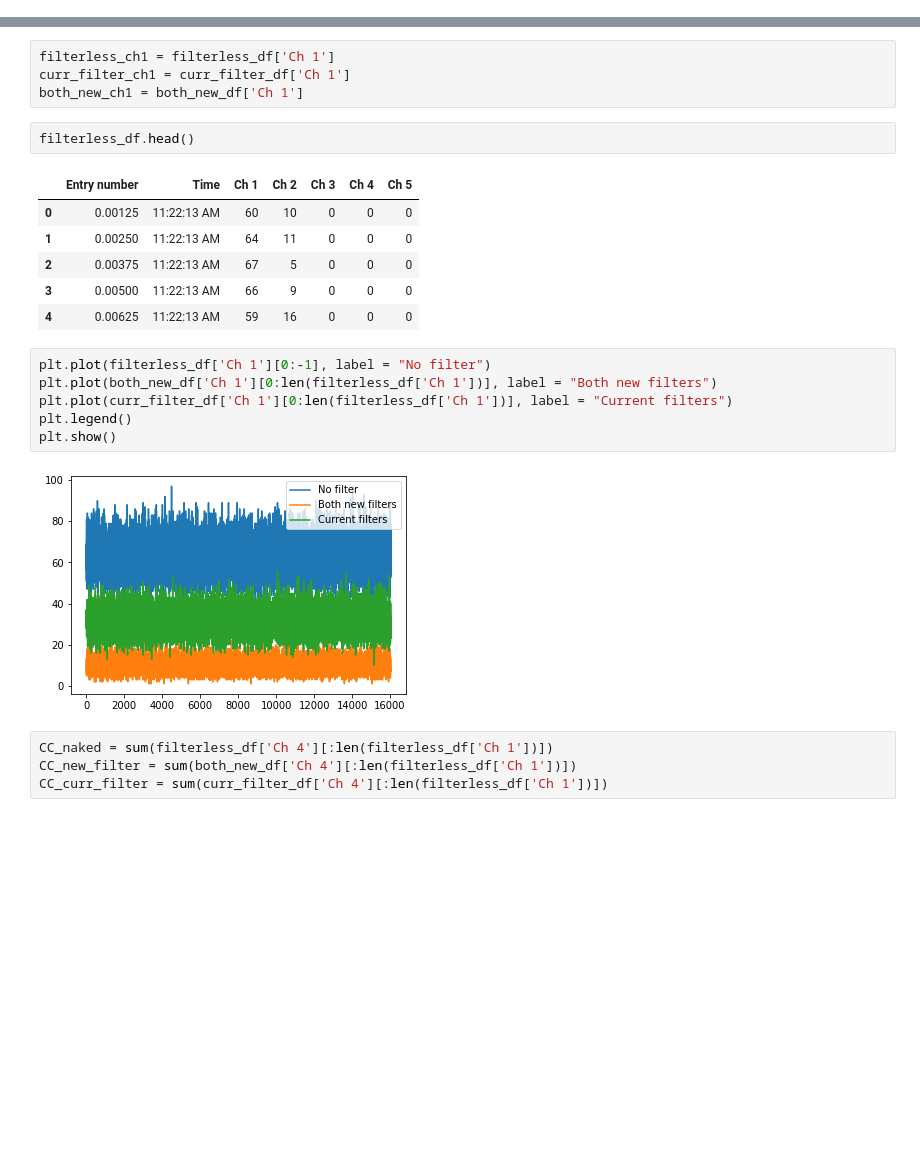
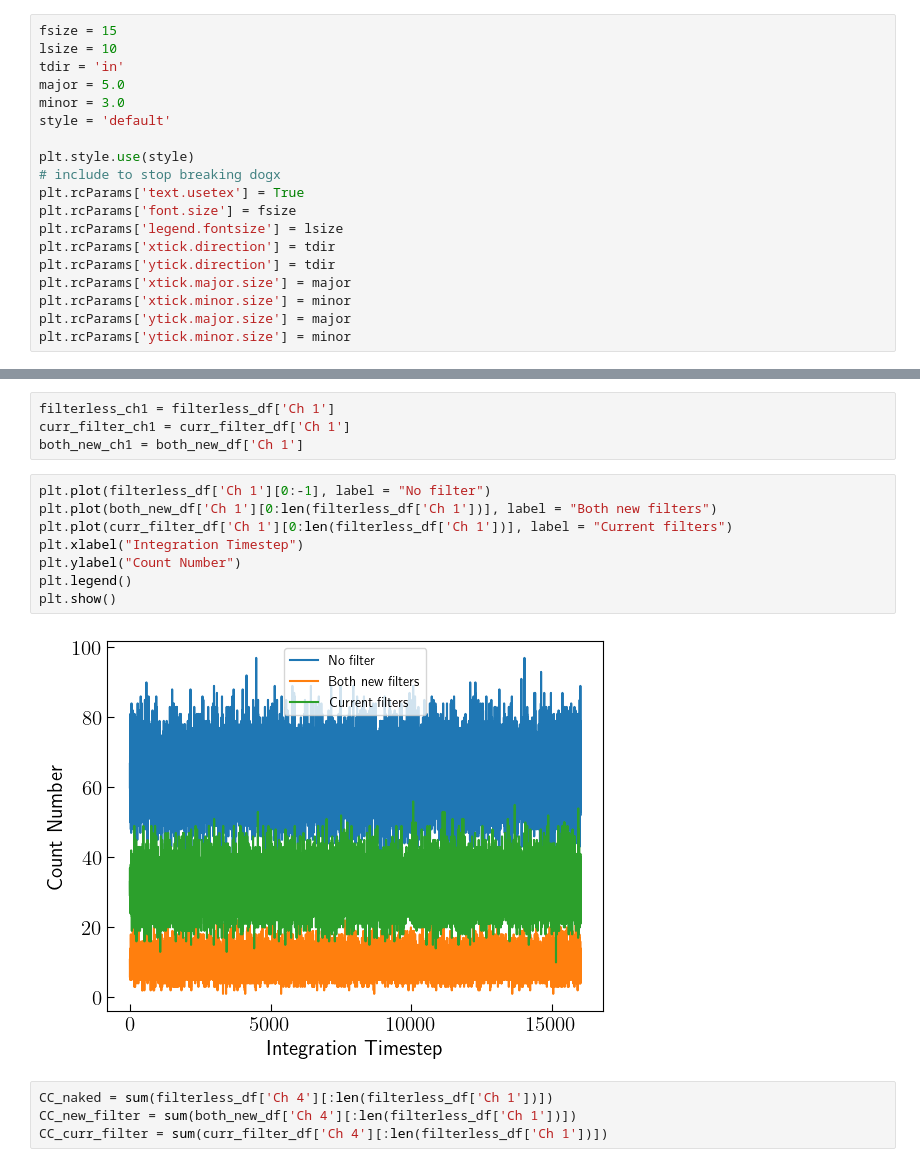
Before and after one commit to tyxiang0530/qrand, a Jupyter notebook: FilterStatistics.ipynb, the cells around one changed output, grey strips where cells are left out. Cells and saved outputs as stored; diff of their text form; blank space fills up the shorter version.

Commit message:
additional statistics for filters

```diff
--- a/FilterStatistics.ipynb
+++ b/FilterStatistics.ipynb
@@ -3,3 +3,22 @@ import numpy as np
 import matplotlib.pyplot as plt
 import scipy.stats as sts
 import CleanData as CD
+# %%
+fsize = 15
+lsize = 10
+tdir = 'in'
+major = 5.0
+minor = 3.0
+style = 'default'
+
+plt.style.use(style)
+# include to stop breaking dogx
+plt.rcParams['text.usetex'] = True
+plt.rcParams['font.size'] = fsize
+plt.rcParams['legend.fontsize'] = lsize
+plt.rcParams['xtick.direction'] = tdir
+plt.rcParams['ytick.direction'] = tdir
+plt.rcParams['xtick.major.size'] = major
+plt.rcParams['xtick.minor.size'] = minor
+plt.rcParams['ytick.major.size'] = major
+plt.rcParams['ytick.minor.size'] = minor
@@ -20,23 +59,16 @@ both_new_df, both_new_settings = CD.clean_csv(both_new_filter)
 filterless_ch1 = filterless_df['Ch 1']
 curr_filter_ch1 = curr_filter_df['Ch 1']
 both_new_ch1 = both_new_df['Ch 1']
-# %%
-filterless_df.head()
-# %% [output]
-|  | Entry number | Time | Ch 1 | Ch 2 | Ch 3 | Ch 4 | Ch 5 |
-| 0 | 0.00125 | 11:22:13 AM | 60 | 10 | 0 | 0 | 0 |
-| 1 | 0.00250 | 11:22:13 AM | 64 | 11 | 0 | 0 | 0 |
-| 2 | 0.00375 | 11:22:13 AM | 67 | 5 | 0 | 0 | 0 |
-| 3 | 0.00500 | 11:22:13 AM | 66 | 9 | 0 | 0 | 0 |
-| 4 | 0.00625 | 11:22:13 AM | 59 | 16 | 0 | 0 | 0 |
 # %%
 plt.plot(filterless_df['Ch 1'][0:-1], label = "No filter")
 plt.plot(both_new_df['Ch 1'][0:len(filterless_df['Ch 1'])], label = "Both new filters")
 plt.plot(curr_filter_df['Ch 1'][0:len(filterless_df['Ch 1'])], label = "Current filters")
+plt.xlabel("Integration Timestep")
+plt.ylabel("Count Number")
 plt.legend()
 plt.show()
 # %% [output]
-[figure, old version]
+[figure, new version]
 # %%
 CC_naked = sum(filterless_df['Ch 4'][:len(filterless_df['Ch 1'])])
 CC_new_filter = sum(both_new_df['Ch 4'][:len(filterless_df['Ch 1'])])
```
Also changed, not shown: parts of 26 cells of this notebook, 6 other files.
